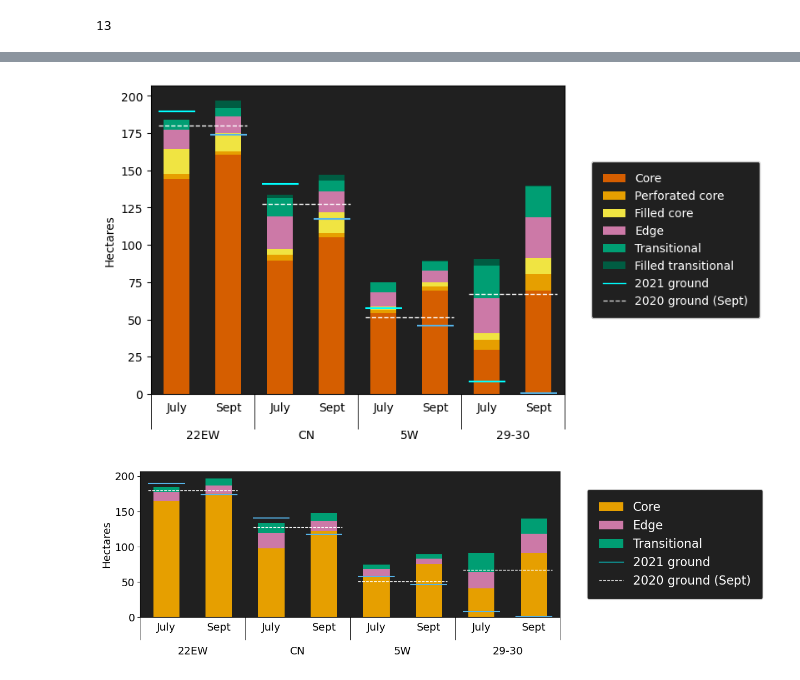
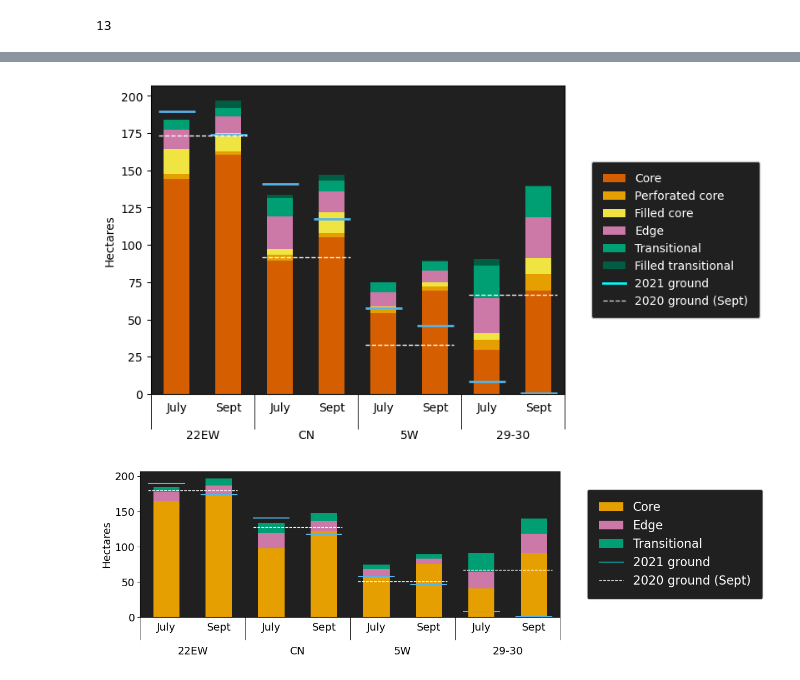
Before and after one commit to kearney-sp/cper_pdog, a Jupyter notebook: cnn_seg_results.ipynb, the cells around one changed output, grey strips where cells are left out. Drawn from its saved outputs; the diff is of its cells as text; code cells hidden in the pictures.

```diff
--- a/cnn_seg_results.ipynb
+++ b/cnn_seg_results.ipynb
@@ -425,0 +1035,17 @@ plt.show()
+# %%
+df_out_30m['col_type'] = df_out_30m['conn_class'].apply(lambda x: col_type_dict2[x] if not np.isnan(x) else x)
+df_out_30m['col_type'] = pd.Categorical(df_out_30m['col_type'], categories=['Core', 'Edge', 'Transitional', 'N/A'], ordered=True)
+# %%
+df_out_sub_long = pd.melt(df_out_30m.reset_index(), id_vars=['index', 'Pasture', 'col_type', 'pts_sum'], var_name='metric',
+                               value_vars=['bm_z', 'bare_z', 'bm_z_july', 'bare_z_july', 'bm_slope_z', 'bare_slope_z'],
+                               value_name='z-score')#.dropna(subset='z-score')
+# %%
+df_out_sub_long['Season'] = df_out_sub_long['metric'].apply(lambda x: 'July' if 'july' in x else 'Change (July-Sept.)' if 'slope' in x else 'September')
+df_out_sub_long['Season'] = pd.Categorical(df_out_sub_long['Season'], ['July', 'September', 'Change (July-Sept.)'], ordered=True)
+df_out_sub_long['metric'] = df_out_sub_long['metric'].apply(lambda x: re.sub('_july', '', re.sub('_slope', '', x)))
+# %%
+metric_dict = {
+    'bm_z': 'Biomass',
+    'bare_z': 'Bare ground'
+}
+df_out_sub_long['metric'] = df_out_sub_long['metric'].apply(lambda x: metric_dict[x])
@@ -465,54 +1294,61 @@ for idx, past in enumerate(past_ordered):
     plt.hlines(y=df_col_val[(df_col_val['Pasture'] == past) &
                         (df_col_val['yrs_thresh'] == 0)]['ha_obs_july'].values[0],
                xmin=idx-0.35, xmax=idx+0.35,
-               color='cyan')
+               linewidth=2,
+               color='#56B4E9')
 for idx, past in enumerate(past_ordered):
     idx = idx*2+1
     plt.hlines(y=df_col_val[(df_col_val['Pasture'] == past) &
                         (df_col_val['yrs_thresh'] == 0)]['ha_obs'].values[0],
                xmin=idx-0.35, xmax=idx+0.35,
+               linewidth=2,
                color='#56B4E9')
+#for idx, past in enumerate(past_ordered):
+#    plt.hlines(y=df_col_val[(df_col_val['Pasture'] == past) &
+#                        (df_col_val['yrs_thresh'] == 1)]['ha_obs'].values[0],
+#               xmin=idx*2-0.35, xmax=idx*2+1+0.35,
+#               color='white', linestyle='dashed', linewidth=1)
 for idx, past in enumerate(past_ordered):
-    plt.hlines(y=df_col_val[(df_col_val['Pasture'] == past) &
-                        (df_col_val['yrs_thresh'] == 1)]['ha_obs'].values[0],
+    plt.hlines(y=df_out[(df_out['Pasture'] == past) &
+                        (df_out['Season'] == 'Sep. 2020')]['ha'].values.item(),
                xmin=idx*2-0.35, xmax=idx*2+1+0.35,
                color='white', linestyle='dashed', linewidth=1)
 ax.legend(
-    handles=ax.get_legend_handles_labels()[0] + [Line2D([0], [0], color='cyan', lw=1, linestyle='solid'),
+    handles=ax.get_legend_handles_labels()[0] + [Line2D([0], [0], color='cyan', lw=2, linestyle='solid'),
                                                  Line2D([0], [0], color='lightgrey', lw=1, linestyle='dashed')],
     labels=['Core', 'Perforated core', 'Filled core',
                    'Edge', 'Transitional', 'Filled transitional', '2021 ground', '2020 ground (Sept)'],
            bbox_to_anchor=(1.05, 0.5), loc='center left', borderpad=1,
            facecolor='#202020', labelcolor='white', framealpha=1.0)
 ax.set_xlabel('')
 cur_xticks = past_ordered
 xticks = []
 for i in [0, 2, 4, 6]:
     for x in list(np.arange(0, 1.5, 0.5)):
         xticks.append(i + x)
 xlbls = ['July', '\n\n' + cur_xticks[0], 'Sept',
          'July', '\n\n' + cur_xticks[1], 'Sept',
          'July', '\n\n' + cur_xticks[2], 'Sept',
          'July', '\n\n' + cur_xticks[3], 'Sept']
 
 ax.set_xticks(xticks, major=True)
 ax.set_xticks([-0.5, 1.5, 2.5, 3.5, 4.5, 5.5, 6.5, 7.5], minor=True)
 ax.set_xticklabels(xlbls, rotation=0)
 #ax.set_xlim( -0.5, 7.5 )
 
 #ax.grid( 'off', axis='x' )
 #ax.grid( 'off', axis='x', which='minor' )
 
 # vertical alignment of xtick labels
 #va = [ 0, -.05, 0, -.05, -.05, -.05 ]
 #for t, y in zip( ax.get_xticklabels( ), va ):
 #    t.set_y( y )
 
 ax.tick_params( axis='x', which='minor', direction='out', length=30 )
 ax.tick_params( axis='x', which='major', bottom=False, top=False)
 plt.show()
 # %% [output]
-[figure, old version]
+[figure, new version]
 # %%
 df_pred_wide['Core'] = df_pred_wide[[1, 2, 3]].sum(axis=1)
 df_pred_wide['Edge'] = df_pred_wide[4]
```
Also changed, not shown: parts of 94 cells of this notebook, 26 other files.
